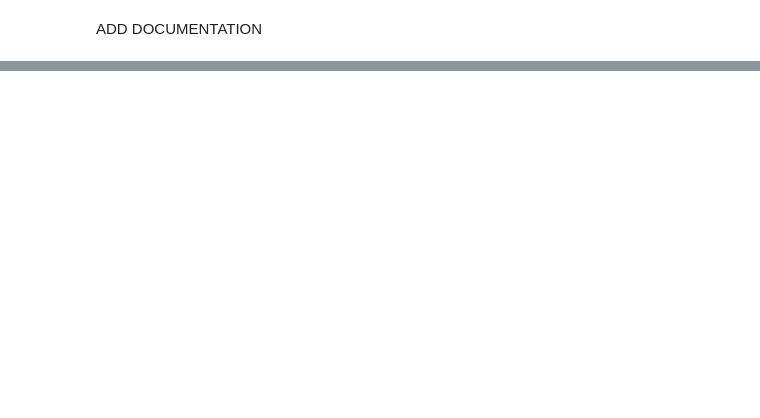
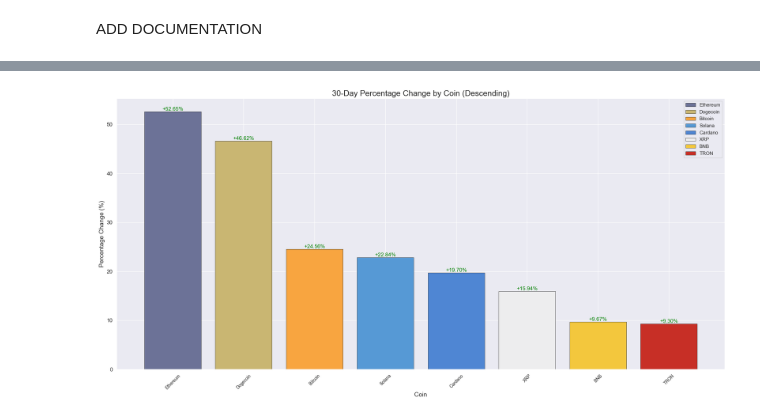
Before and after one commit to oganbayril/crypto-market-analyzer, a Jupyter notebook: crypto-price-analyzer.ipynb, the cells around one changed output, grey strips where cells are left out. Drawn from its saved outputs; the diff is of its cells as text; code cells hidden in the pictures; blank space fills up the shorter version.

```diff
--- a/crypto-price-analyzer.ipynb
+++ b/crypto-price-analyzer.ipynb
@@ -248,0 +268,33 @@ Adjusting the color of XRP (XRP) to dark gray so it contrasts better with the ba
+# %%
+# Percentage change over the last 30 days
+
+first_prices = df.sort_values("date").groupby("name").first().reset_index()
+last_prices = df.sort_values("date").groupby("name").last().reset_index()
+
+# Merge and calculate percentage change
+merged = pd.merge(first_prices[["name", "price"]], last_prices[["name", "price"]], on="name", suffixes=("_start", "_end"))
+merged["pct_change"] = ((merged["price_end"] - merged["price_start"]) / merged["price_start"]) * 100
+merged["dominant_color"] = df.groupby("name")["dominant_color"].first().values
+
+merged = merged.sort_values("pct_change", ascending=False).set_index("name")
+
+colors = [merged["dominant_color"].iloc[i] for i in range(len(merged))]
+
+plt.figure(figsize=(20, 10))
+plt.bar(merged.index, merged["pct_change"], color=colors, edgecolor="black", linewidth=0.5, label=merged.index)
+
+for x, pct in zip(merged.index, merged["pct_change"]):
+    percent_label = f"{pct:+.2f}%"
+    text_color = "green" if pct > 0 else "red" if pct < 0 else "gray"
+    plt.text(x, pct, percent_label, fontsize=12, ha="center", va="bottom", color=text_color)
+
+plt.title("30-Day Percentage Change by Coin (Descending)", fontsize=18)
+plt.ylabel("Percentage Change (%)", fontsize=14)
+plt.xlabel("Coin", fontsize=14)
+plt.xticks(rotation=45, fontsize=10)
+plt.yticks(fontsize=12)
+plt.legend()
+plt.tight_layout()
+plt.show()
+# %% [output]
+[figure, added]
```
Also changed, not shown: parts of 3 cells of this notebook.
